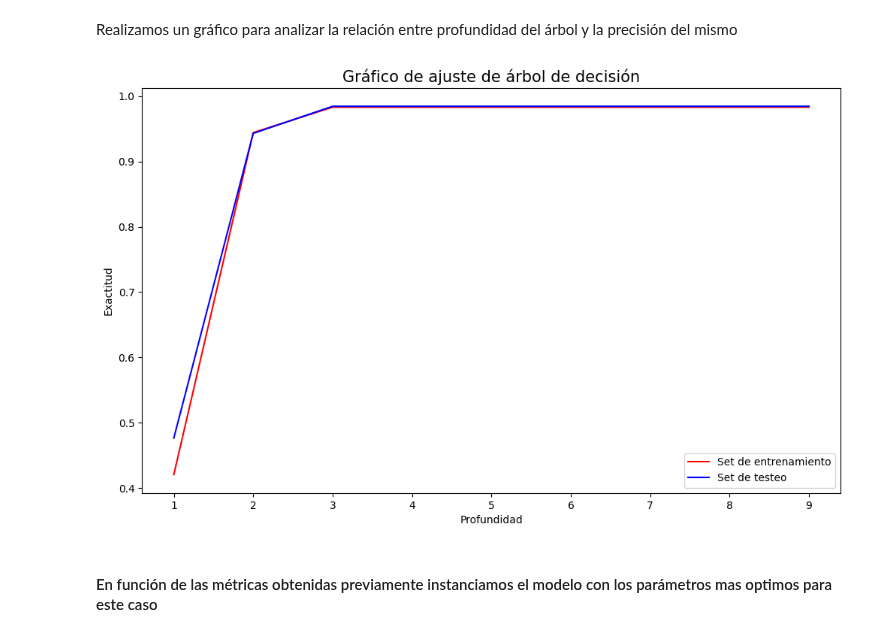
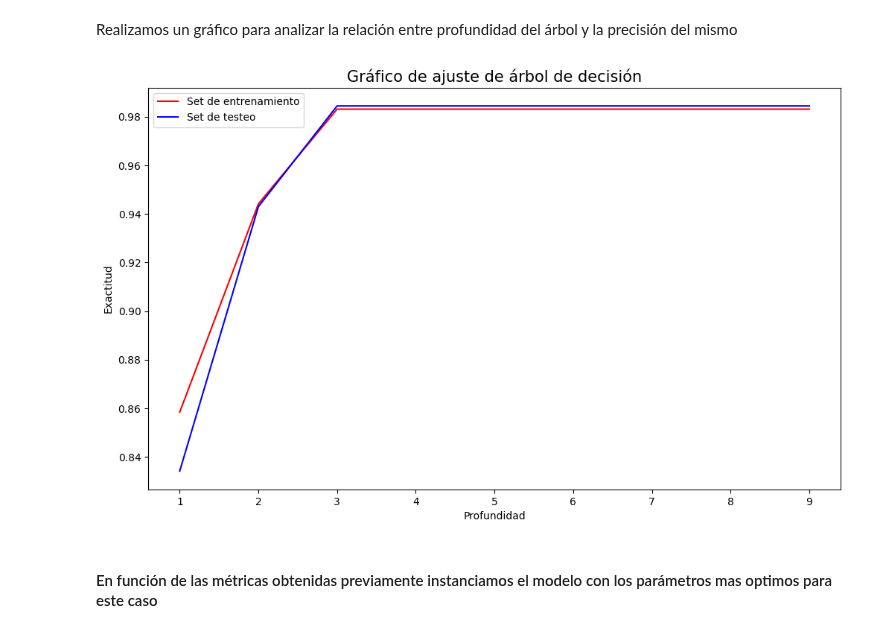
Before and after one commit to whipped-coffee/M06-Proyecto-Integrador-Machine-Learning, a Jupyter notebook: OversampledData/ArbolDeDecisiones con sobremuestreo.ipynb, the cells around one changed output. Cells and saved outputs as stored; diff of their text form; code cells hidden in the pictures.

Commit message:
update arbol de decisiones

```diff
--- a/OversampledData/ArbolDeDecisiones con sobremuestreo.ipynb
+++ b/OversampledData/ArbolDeDecisiones con sobremuestreo.ipynb
@@ -46,24 +46,24 @@ Realizamos un gráfico para analizar la relación entre profundidad del árbol y
 # %%
 train_prec = []
 test_prec = []
 max_pairs = list(range(1, 10))
 
 for n in max_pairs:
-    clfx = DecisionTreeClassifier(max_depth=n, criterion='gini', class_weight={0: 1, 1: 5})
+    clfx = DecisionTreeClassifier(max_depth=n, criterion='gini', class_weight={0: 1, 1: 1})
     clfx.fit(X_train, y_train)
     train_prec.append(clfx.score(X_train, y_train))
     test_prec.append(clfx.score(X_test, y_test))
 
 plt.figure(figsize=(12,7))
 plt.plot(max_pairs, train_prec, color='r', label='Set de entrenamiento')
 plt.plot(max_pairs, test_prec, color='b', label='Set de testeo')
 plt.title('Gráfico de ajuste de árbol de decisión', fontsize = 15)
 plt.legend()
 plt.ylabel('Exactitud')
 plt.xlabel('Profundidad')
 plt.show()
 # %% [output]
-[figure, old version]
+[figure, new version]
 # %% [markdown]
 #### En función de las métricas obtenidas previamente instanciamos el modelo con los parámetros mas optimos para este caso
 # %%
```
Also changed, not shown: parts of 3 cells of this notebook.
